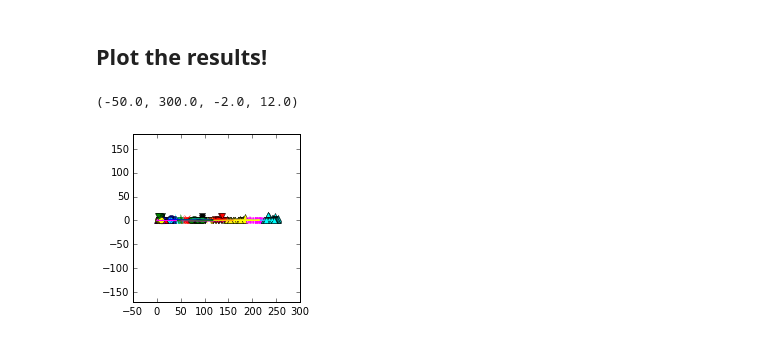
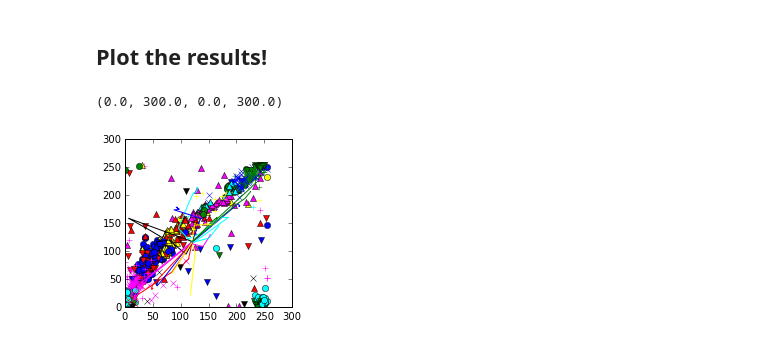
Before and after one commit to rachellevanger/image-tda-rayleigh-benard-convection, a Jupyter notebook: docs/MFVI_Multivariate_Gaussians.ipynb, the cells around one changed output. Cells and saved outputs as stored; diff of their text form; code cells hidden in the pictures.

```diff
--- a/docs/MFVI_Multivariate_Gaussians.ipynb
+++ b/docs/MFVI_Multivariate_Gaussians.ipynb
@@ -51,9 +51,9 @@ print allFeatures.shape
 # Filter by defect type
 
 d = 6
-myFeatures = allFeatures[(allFeatures[:,d]==1), :]
+myFeatures = allFeatures[(allFeatures[:,d]==1) | (allFeatures[:,d+2]==1), :]
 
-myFeatures = np.hstack((myFeatures[:, 0:3], myFeatures[:,11:]))
+myFeatures = np.hstack((myFeatures[:, 0:3], myFeatures[:,14:]))
 
 X = myFeatures
 X = X[:,3:]
@@ -82,8 +81,0 @@ print X[0,:]
-# %%
-# Filter Lyapunov values
-
-myFeatures = np.hstack((allFeatures[:, 0:4], allFeatures[:,7:]))
-myFeatures = myFeatures[(myFeatures[:,3]>=100)]
-X = myFeatures
-X = X[:,3:]
-print myFeatures[0,:]
@@ -123,7 +121,7 @@ plt.axis('equal')
 ### Initialize the algorithm
 # %%
 # Set the minimum number of iterations
-iterations = 21
+iterations = 20
 K = 20
 
 # Set the prior parameters
@@ -148,8 +146,8 @@ ELBO = np.zeros(iterations-1)
 # Iterate the CAVI algorithm
 for t in range(1,iterations):
 
-    if t%5==0:
-        print t
+
+    print t
 
     # Update the vi_phi: posterior assignment distributions
     for n in range(N):
@@ -198,27 +211,27 @@ z = z.astype(np.int)
 # %%
 plt.rcParams['figure.figsize'] = (3.0, 3.0)
 
 fig,ax = plt.subplots(1)
 ax.set_aspect('equal')
 
 color=['cyan', 'blue', 'magenta', 'green', 'red', 'yellow', 'black']
 marker=['o','x','+','v','^']
 
 
 # Plot the datapoints with color chosen according to variational distribution
 for n in range(N):
-    ax.plot(X[n,0], X[n,1], 'x', marker=marker[z[n] % len(marker)], color=color[z[n] % len(color)])
+    ax.plot(X[n,0], X[n,50], 'x', marker=marker[z[n] % len(marker)], color=color[z[n] % len(color)])
 
 # Plot the mean history for the variational inference algorithm
 for k in range(K):
     ax.plot(vi_m[:,k,0],vi_m[:,k,1], color=color[k % len(color)])
     circle = matplotlib.patches.Ellipse([vi_m[iterations-1,k,0], vi_m[iterations-1,k,1]], 2.*np.sqrt(vi_s_2[iterations-1,k]), 2.*np.sqrt(vi_s_2[iterations-1,k]), alpha=0.25, color=color[k % len(color)])
     ax.add_patch(circle)
 
 ax.axis('equal')
 # %% [output]
-(-50.0, 300.0, -2.0, 12.0)
+(0.0, 300.0, 0.0, 300.0)
-[figure, old version]
+[figure, new version]
 # %%
 plt.rcParams['figure.figsize'] = (3.0, 1.5)
 plt.plot(ELBO[:])
```
Also changed, not shown: parts of 10 cells of this notebook, 1 other file.
